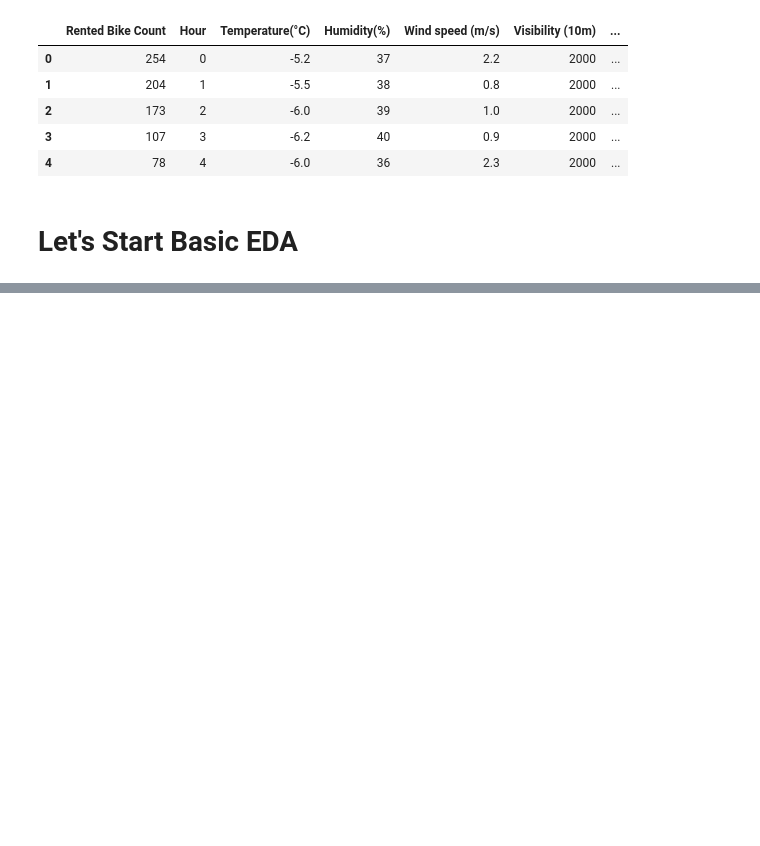
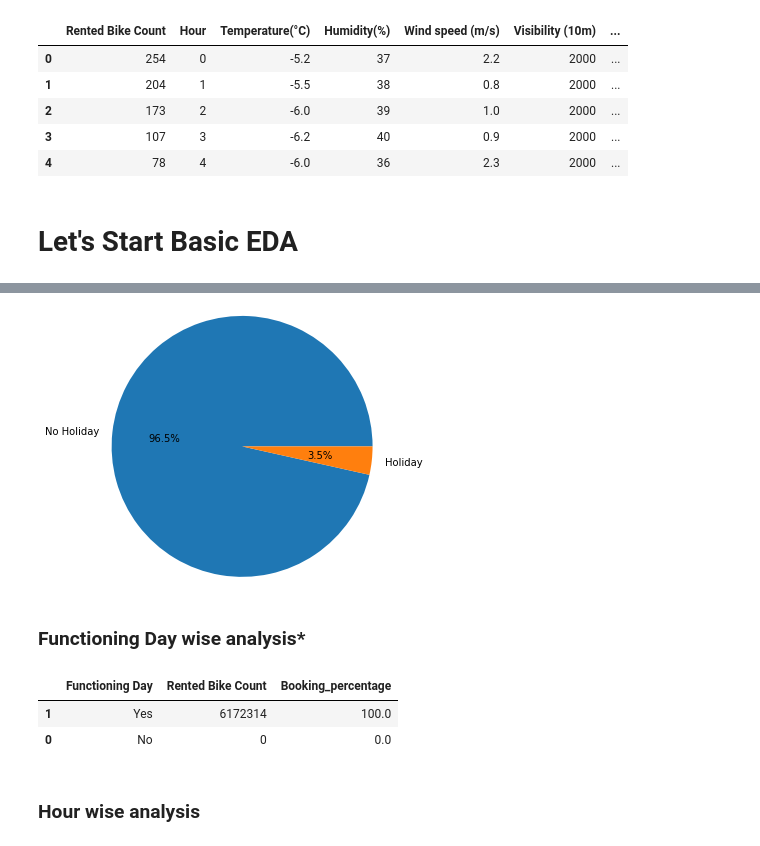
Before and after one commit to solankinitin1210/Capstone-Project-Bike-Sharing-Demand-Prediction, a Jupyter notebook: Bike_Sharing_Demand_Prediction_Capstone_Project.ipynb, the cells around one changed output, grey strips where cells are left out. Drawn from its saved outputs; the diff is of its cells as text; code cells hidden in the pictures; blank space fills up the shorter version.

```diff
--- a/Bike_Sharing_Demand_Prediction_Capstone_Project.ipynb
+++ b/Bike_Sharing_Demand_Prediction_Capstone_Project.ipynb
@@ -189,0 +215,21 @@ df.groupby('Seasons')['Rented Bike Count'].sum().reset_index().sort_values(by='R
+# %%
+# Plot the chart
+plt.pie(holiday_wise_Analisis['Booking_percentage'],labels=holiday_wise_Analisis['Holiday'],radius=1.5,autopct='%1.1f%%')
+plt.show()
+# %% [output]
+[figure, added]
+# %% [markdown]
+### Functioning Day wise analysis*
+# %%
+# perform functioning day wise analysis
+functioning_day_wise_analysis=df.groupby('Functioning Day')['Rented Bike Count'].sum().reset_index().sort_values(by='Rented Bike Count',ascending=False)
+
+# Get the percentage wise booking
+functioning_day_wise_analysis['Booking_percentage']=functioning_day_wise_analysis['Rented Bike Count']/functioning_day_wise_analysis['Rented Bike Count'].sum()*100
+functioning_day_wise_analysis
+# %% [output]
+|  | Functioning Day | Rented Bike Count | Booking_percentage |
+| 1 | Yes | 6172314 | 100.0 |
+| 0 | No | 0 | 0.0 |
+# %% [markdown]
+### Hour wise analysis
```
Also changed, not shown: parts of 18 cells of this notebook.
